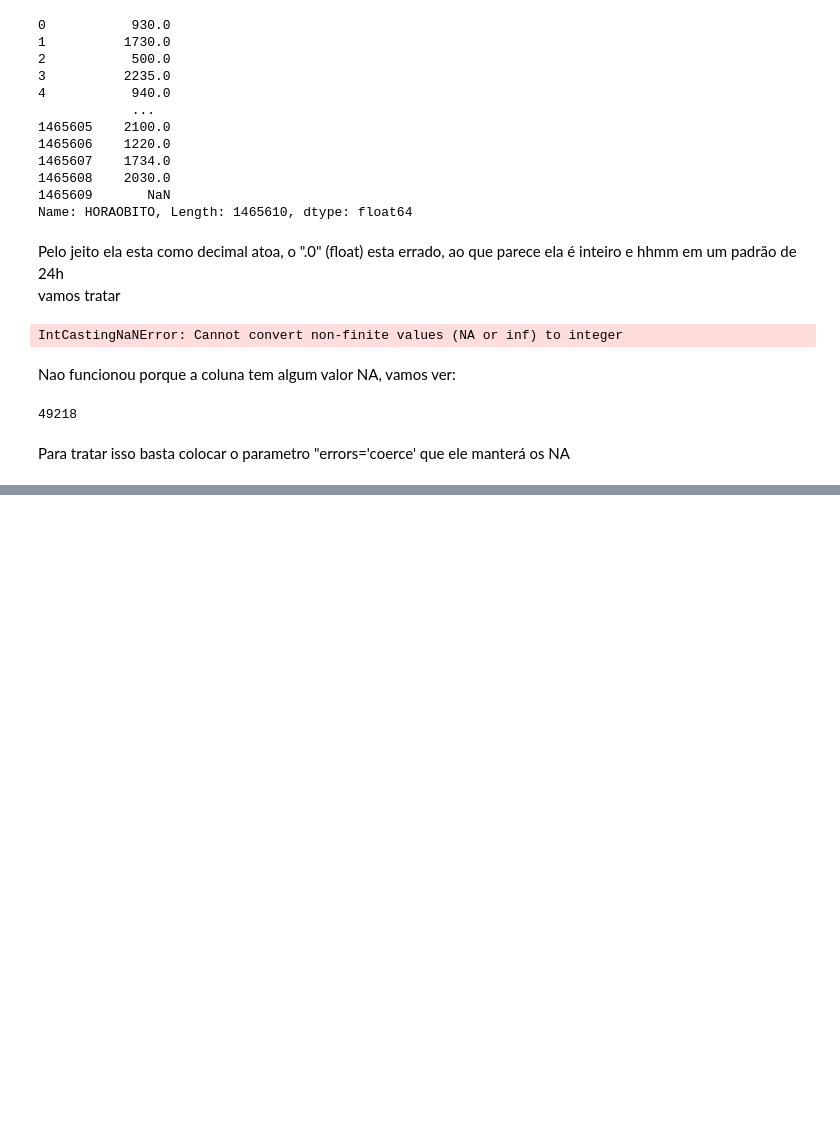
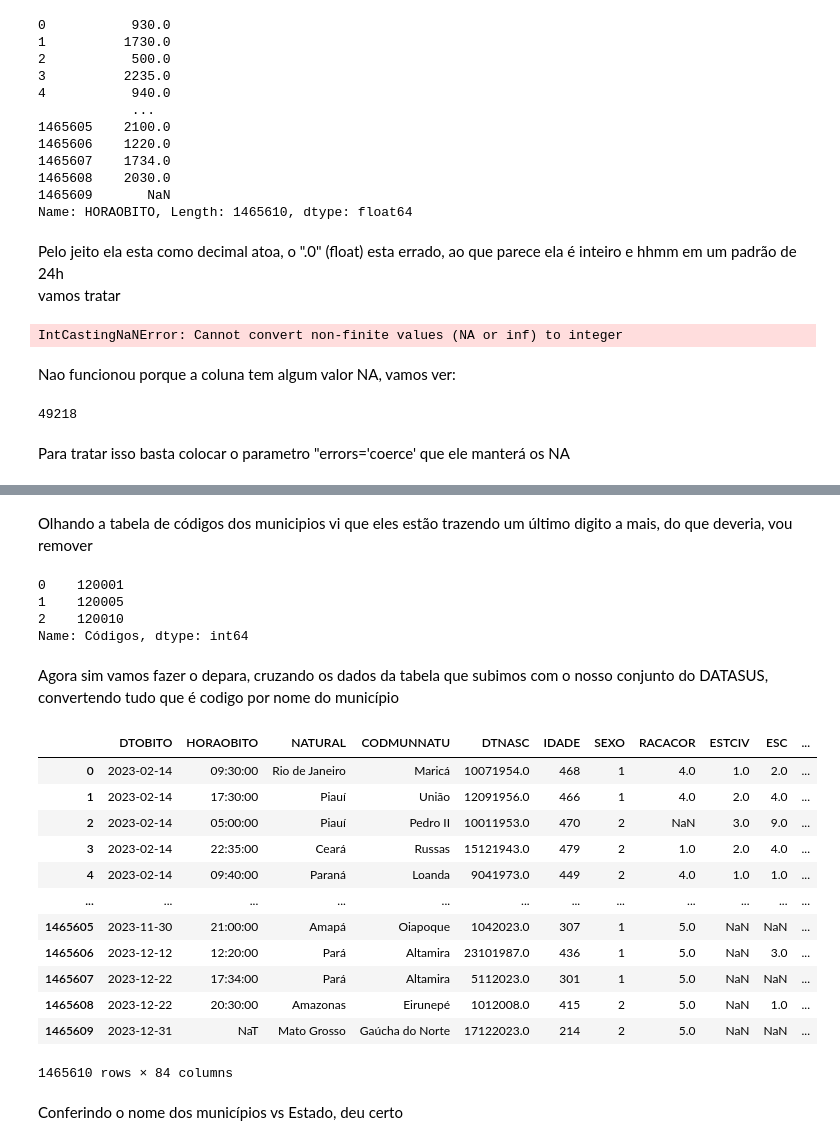
Before and after one commit to kauebr/Projeto-Turing, a Jupyter notebook: Codigos/Tratamento dos dados - Parsing - Depara.ipynb, the cells around one changed output, grey strips where cells are left out. Cells and saved outputs as stored; diff of their text form; code cells hidden in the pictures; blank space fills up the shorter version.

Commit message:
Depara

```diff
--- a/Codigos/Tratamento dos dados - Parsing - Depara.ipynb
+++ b/Codigos/Tratamento dos dados - Parsing - Depara.ipynb
@@ -256,0 +305,3 @@ PermissionError: [Errno 13] Permission denied: 'C:\\... POR ENDEREÇO AQUI'
+# %%
+df['NATURAL'] = (pd.to_numeric(df['NATURAL'], errors='coerce').astype('Int64'))
+df['NATURAL'].value_counts().head(10)
@@ -256,0 +397,3 @@ PermissionError: [Errno 13] Permission denied: 'C:\\... POR ENDEREÇO AQUI'
+# %%
+codigomun = pd.read_excel(r"C:\Users\Kaue Mandarino\Desktop\Mestrado\degrees\Projeto-Turin\Arquivos de apoio\Códigos de Municípios IBGE.xlsx")
+codigomun
@@ -256,0 +426,3 @@ PermissionError: [Errno 13] Permission denied: 'C:\\... POR ENDEREÇO AQUI'
+# %%
+codigomun['Munícipio'] = codigomun['Munícipio'].str.replace(r'^([A-Z])([A-Z])', r'\2', regex=True)
+codigomun['Códigos']
@@ -256,0 +443,32 @@ PermissionError: [Errno 13] Permission denied: 'C:\\... POR ENDEREÇO AQUI'
+# %% [markdown]
+Olhando a tabela de códigos dos municipios vi que eles estão trazendo um último digito a mais, do que deveria, vou remover
+# %%
+codigomun['Códigos'] = codigomun['Códigos'] // 10
+codigomun['Códigos'].head(3)
+# %% [output]
+0    120001
+1    120005
+2    120010
+Name: Códigos, dtype: int64
+# %% [markdown]
+Agora sim vamos fazer o depara, cruzando os dados da tabela que subimos com o nosso conjunto do DATASUS,
+convertendo tudo que é codigo por nome do município
+# %%
+df['CODMUNNATU'] = df['CODMUNNATU'].map(codigomun.set_index('Códigos')['Munícipio'])
+df
+# %% [output]
+|  | DTOBITO | HORAOBITO | NATURAL | CODMUNNATU | DTNASC | IDADE | SEXO | RACACOR | ESTCIV | ESC | ... |
+| 0 | 2023-02-14 | 09:30:00 | Rio de Janeiro | Maricá | 10071954.0 | 468 | 1 | 4.0 | 1.0 | 2.0 | ... |
+| 1 | 2023-02-14 | 17:30:00 | Piauí | União | 12091956.0 | 466 | 1 | 4.0 | 2.0 | 4.0 | ... |
+| 2 | 2023-02-14 | 05:00:00 | Piauí | Pedro II | 10011953.0 | 470 | 2 | NaN | 3.0 | 9.0 | ... |
+| 3 | 2023-02-14 | 22:35:00 | Ceará | Russas | 15121943.0 | 479 | 2 | 1.0 | 2.0 | 4.0 | ... |
+| 4 | 2023-02-14 | 09:40:00 | Paraná | Loanda | 9041973.0 | 449 | 2 | 4.0 | 1.0 | 1.0 | ... |
+| ... | ... | ... | ... | ... | ... | ... | ... | ... | ... | ... | ... |
+| 1465605 | 2023-11-30 | 21:00:00 | Amapá | Oiapoque | 1042023.0 | 307 | 1 | 5.0 | NaN | NaN | ... |
+| 1465606 | 2023-12-12 | 12:20:00 | Pará | Altamira | 23101987.0 | 436 | 1 | 5.0 | NaN | 3.0 | ... |
+| 1465607 | 2023-12-22 | 17:34:00 | Pará | Altamira | 5112023.0 | 301 | 1 | 5.0 | NaN | NaN | ... |
+| 1465608 | 2023-12-22 | 20:30:00 | Amazonas | Eirunepé | 1012008.0 | 415 | 2 | 5.0 | NaN | 1.0 | ... |
+| 1465609 | 2023-12-31 | NaT | Mato Grosso | Gaúcha do Norte | 17122023.0 | 214 | 2 | 5.0 | NaN | NaN | ... |
+1465610 rows × 84 columns
+# %% [markdown]
+Conferindo o nome dos municípios vs Estado, deu certo
```
Also changed, not shown: parts of 29 cells of this notebook, 2 other files.
